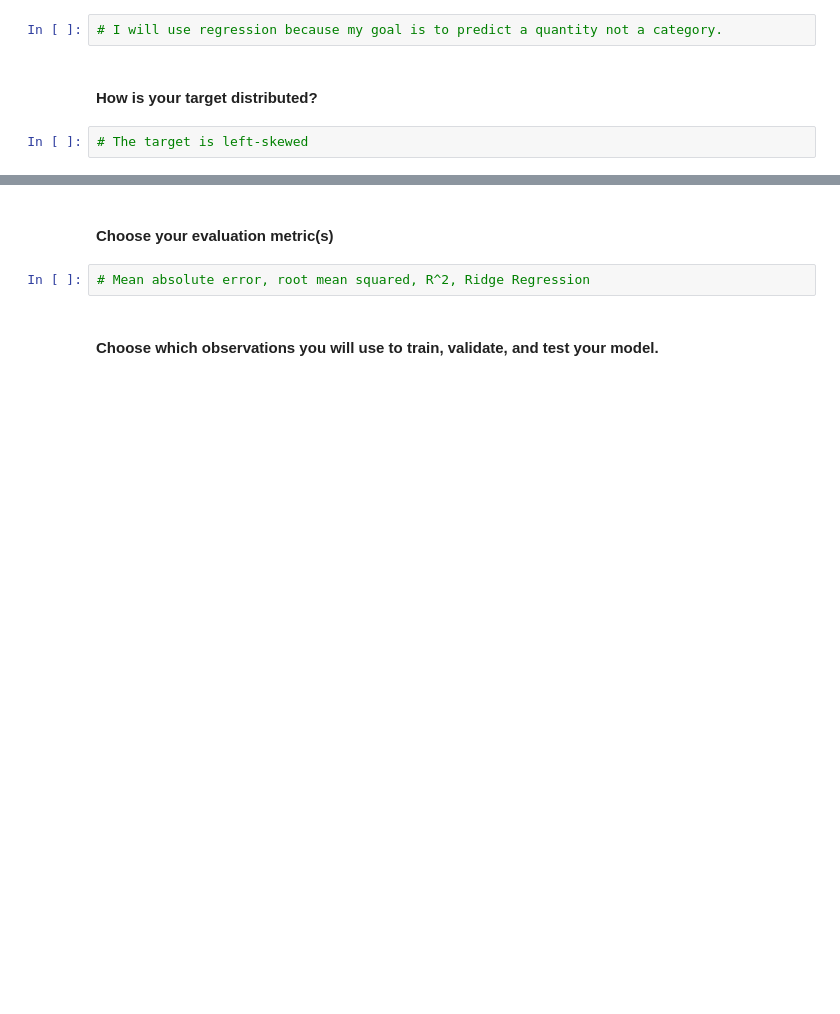
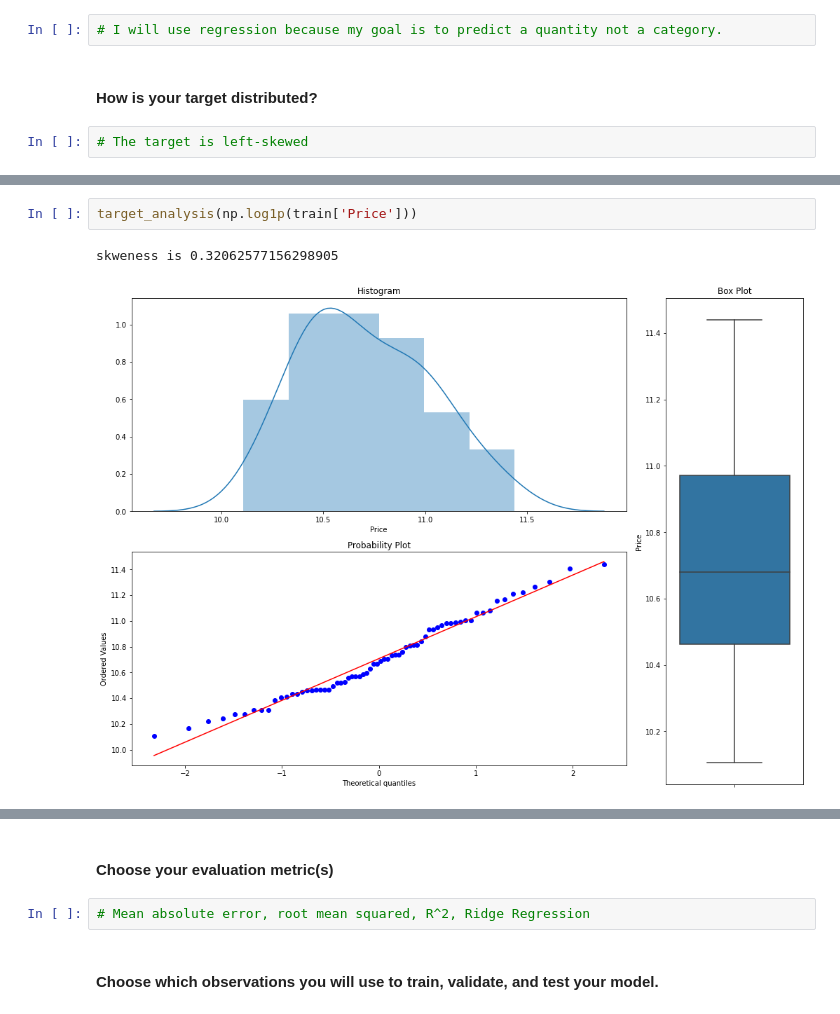
Before and after one commit to evangrinalds/DS-Unit-2-Applied-Modeling, a Jupyter notebook: module1-define-ml-problems/Copy_of_LS_DS17_231_assignment.ipynb, the cells around one changed output, grey strips where cells are left out. Cells and saved outputs as stored; diff of their text form; blank space fills up the shorter version.

```diff
--- a/module1-define-ml-problems/Copy_of_LS_DS17_231_assignment.ipynb
+++ b/module1-define-ml-problems/Copy_of_LS_DS17_231_assignment.ipynb
@@ -47,0 +122,5 @@ Some students worry, ***what if my model isn't “good”?*** Then, [produce a d
+# %%
+target_analysis(np.log1p(train['Price']))
+# %% [output]
+skweness is 0.32062577156298905
+[figure, added]
```
Also changed, not shown: parts of 12 cells of this notebook.
